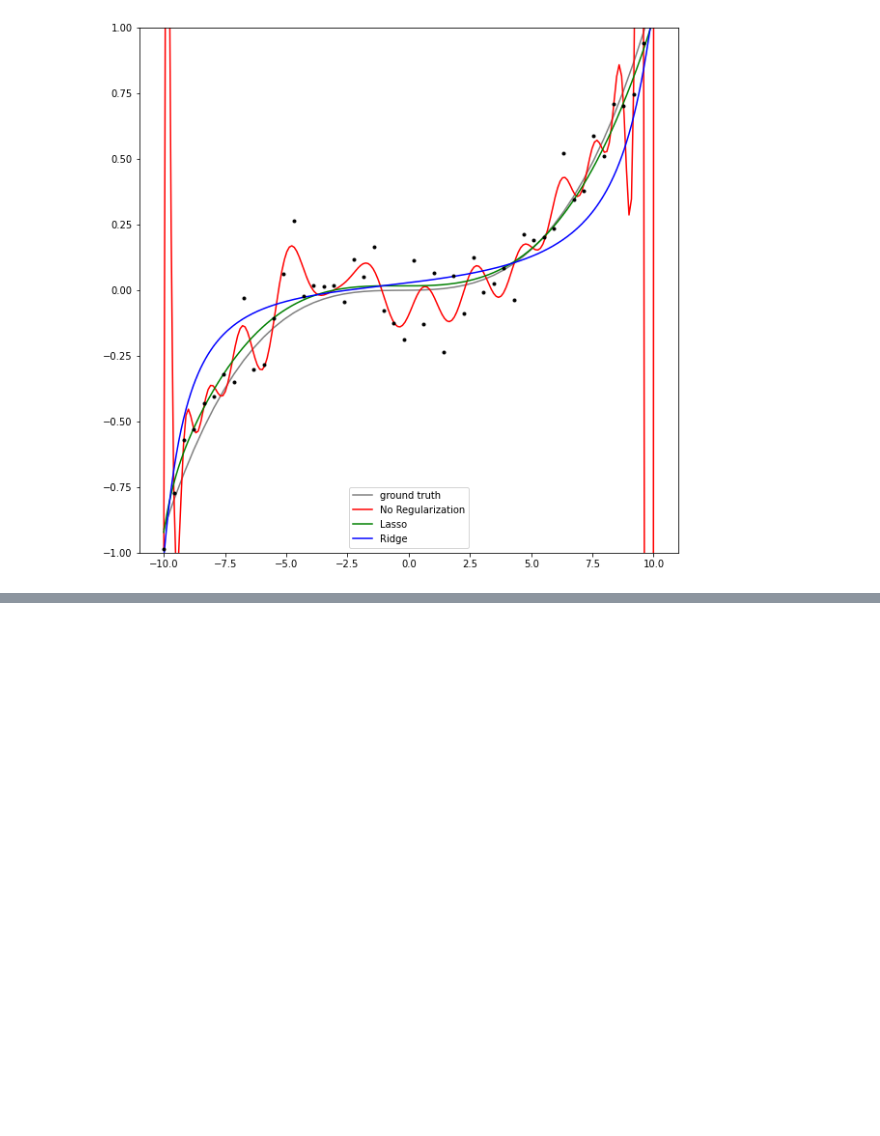
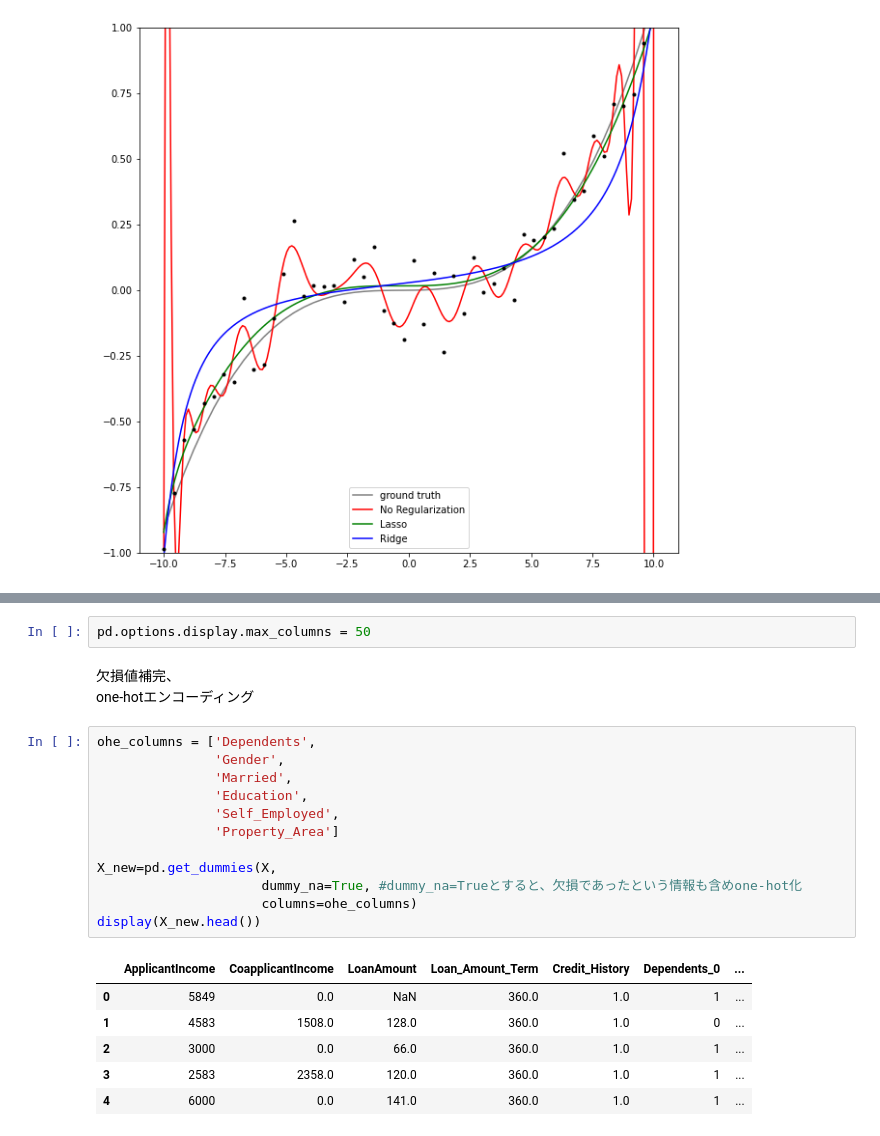
Before and after one commit to saiku122/AIJobcolle, a Jupyter notebook: 講義後のプログラム模写.ipynb, the cells around one changed output, grey strips where cells are left out. Drawn from its saved outputs; the diff is of its cells as text; blank space fills up the shorter version.

```diff
--- a/講義後のプログラム模写.ipynb
+++ b/講義後のプログラム模写.ipynb
@@ -256,0 +304,24 @@ L2
+# %%
+pd.options.display.max_columns = 50
+# %% [markdown]
+欠損値補完、
+one-hotエンコーディング
+# %%
+ohe_columns = ['Dependents',
+               'Gender',
+               'Married',
+               'Education',
+               'Self_Employed',
+               'Property_Area']
+
+X_new=pd.get_dummies(X,
+                     dummy_na=True, #dummy_na=Trueとすると、欠損であったという情報も含めone-hot化
+                     columns=ohe_columns)
+display(X_new.head())
+# %% [output]
+|  | ApplicantIncome | CoapplicantIncome | LoanAmount | Loan_Amount_Term | Credit_History | Dependents_0 | ... |
+| 0 | 5849 | 0.0 | NaN | 360.0 | 1.0 | 1 | ... |
+| 1 | 4583 | 1508.0 | 128.0 | 360.0 | 1.0 | 0 | ... |
+| 2 | 3000 | 0.0 | 66.0 | 360.0 | 1.0 | 1 | ... |
+| 3 | 2583 | 2358.0 | 120.0 | 360.0 | 1.0 | 1 | ... |
+| 4 | 6000 | 0.0 | 141.0 | 360.0 | 1.0 | 1 | ... |
```
Also changed, not shown: parts of 15 cells of this notebook.
